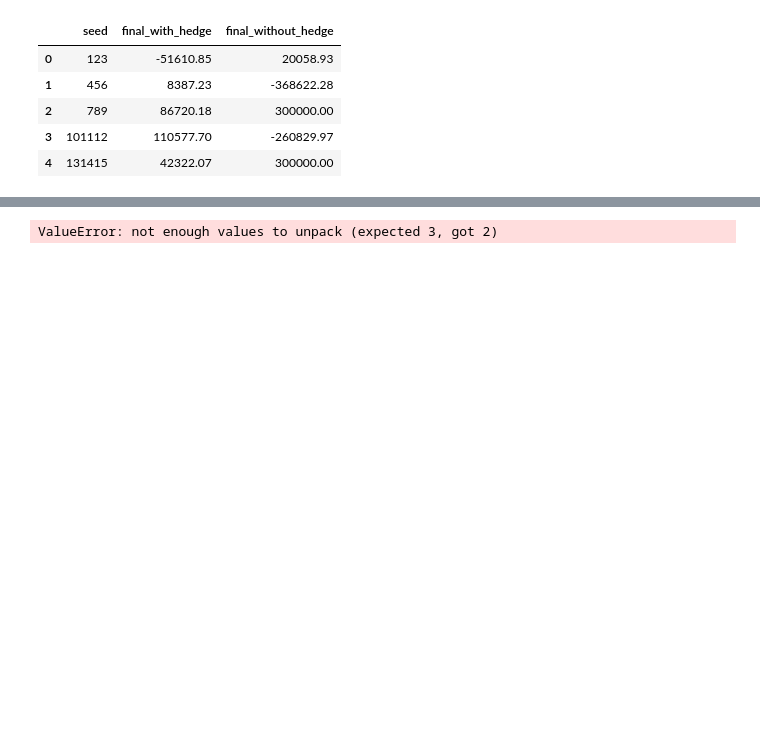
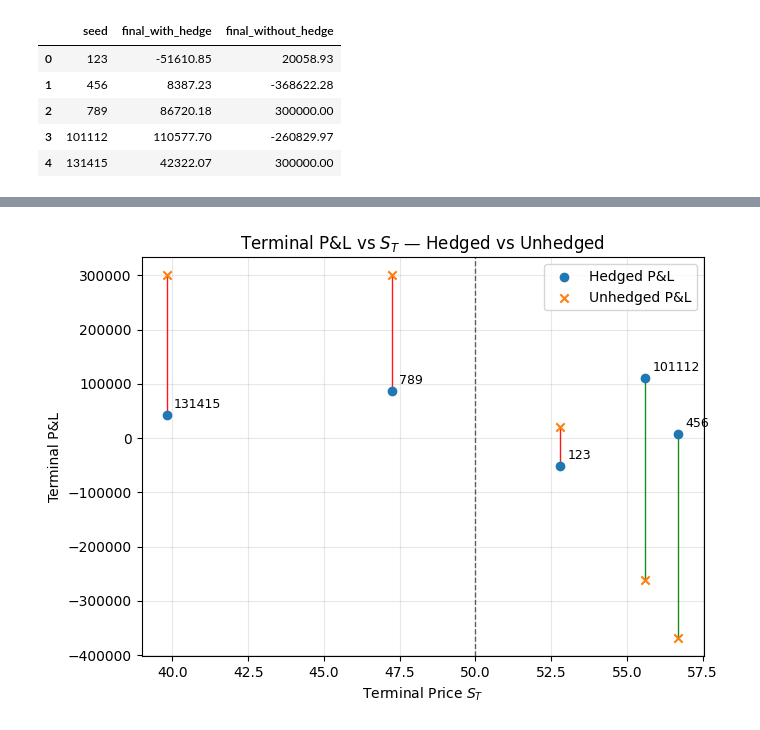
Before and after one commit to dalala333/ma575, a Jupyter notebook: delta_hedging_prj.ipynb, the cells around one changed output, grey strips where cells are left out. Saved outputs shown, nothing was run; the diff lists cells and outputs as text; code cells hidden in the pictures; blank space fills up the shorter version.

```diff
--- a/delta_hedging_prj.ipynb
+++ b/delta_hedging_prj.ipynb
@@ -529,63 +529,32 @@ Final portfolio values:
 # %%
-# --- Inputs: use the same seeds you used for Task 3 (one path per seed) ---
-seeds = [123, 456, 789, 101112, 131415]
+# assumes diag_df with columns: seed, S_T, hedged_pnl, unhedged_pnl
+diag_df = pd.DataFrame(rows)
+plt.figure(figsize=(7,5))
 
-# Helper: compute realized variance (annualized) for one path
-def realized_variance_annualized(S_path, T_years):
-    S = np.asarray(S_path, dtype=float)
-    logret = np.diff(np.log(S))
-    rv = np.sum(logret**2) / max(T_years, 1e-12)  # annualize by dividing by T (years)
-    return rv
+# Scatter points (these stay in the legend)
+h_sc = plt.scatter(diag_df["S_T"], diag_df["hedged_pnl"], label="Hedged P&L", marker="o", zorder=3)
+u_sc = plt.scatter(diag_df["S_T"], diag_df["unhedged_pnl"], label="Unhedged P&L", marker="x", zorder=3)
 
-# Generate data for the two scatter plots
-rows = []
-for sd in seeds:
-    # one path per seed (consistent with your Task 3 procedure)
-    np.random.seed(sd)
-    time_grid, S_paths = simulate_gbm(S0=S, mu=mu, sigma=sigma, T=T, dt=dt, paths=1)
-    S_path = S_paths[:, 0]
+# Thinner vertical lines per seed, colored by performance; not added to legend
+for _, r in diag_df.iterrows():
+    color = "green" if r["hedged_pnl"] > r["unhedged_pnl"] else "red"
+    plt.plot([r["S_T"], r["S_T"]],
+             [r["hedged_pnl"], r["unhedged_pnl"]],
+             color=color, linewidth=1.0, alpha=0.9, zorder=2)
+    # Seed label next to hedged point (remove this block if you don't want numbers)
+    plt.annotate(str(int(r["seed"])),
+                 (r["S_T"], r["hedged_pnl"]),
+                 xytext=(5,5), textcoords="offset points", fontsize=9)
 
-    # final hedged/unhedged using YOUR function from Task 3
-    fv_h, fv_u, S_T = final_values(
-        S_path, time_grid,
-        K=K, T=T, r=r, sigma=sigma, n=n, dt=dt, premium=premium
-    )
+# Strike reference
+plt.axvline(K, linestyle="--", linewidth=1, color="black", alpha=0.6)
 
-    rv_ann = realized_variance_annualized(S_path, T_years=T)
-
-    rows.append({
-        "seed": sd,
-        "hedged_pnl": float(fv_h),
-        "unhedged_pnl": float(fv_u),
-        "S_T": float(S_T),
-        "RV_ann": float(rv_ann),
-    })
-
-diag_df = pd.DataFrame(rows)
-display(diag_df.round(4))
-
-# ---- Plot 1: Hedged P&L vs Realized Variance ----
-plt.figure(figsize=(7,5))
-plt.scatter(diag_df["RV_ann"], diag_df["hedged_pnl"])
-for _, r in diag_df.iterrows():
-    plt.annotate(str(r["seed"]), (r["RV_ann"], r["hedged_pnl"]), xytext=(5,5), textcoords="offset points", fontsize=9)
-plt.xlabel("Realized Variance (annualized)")
-plt.ylabel("Hedged Terminal P&L")
-plt.title("Hedged P&L vs Realized Variance")
+plt.legend(loc="best")  # only hedged/unhedged scatter included
+plt.xlabel("Terminal Price $S_T$")
+plt.ylabel("Terminal P&L")
+plt.title("Terminal P&L vs $S_T$ — Hedged vs Unhedged")
 plt.grid(True, alpha=0.3)
 plt.tight_layout()
 plt.show()
-
-# ---- Plot 2: Hedged P&L vs S_T (moneyness proxy) ----
-plt.figure(figsize=(7,5))
-plt.scatter(diag_df["S_T"], diag_df["hedged_pnl"])
-for _, r in diag_df.iterrows():
-    plt.annotate(str(r["seed"]), (r["S_T"], r["hedged_pnl"]), xytext=(5,5), textcoords="offset points", fontsize=9)
-plt.xlabel("Terminal Price $S_T$")
-plt.ylabel("Hedged Terminal P&L")
-plt.title("Hedged P&L vs $S_T$")
-plt.grid(True, alpha=0.3)
-plt.tight_layout()
-plt.show()
 # %% [output]
-ValueError: not enough values to unpack (expected 3, got 2)
+[figure, added]
```
Also changed, not shown: parts of 5 cells of this notebook.
